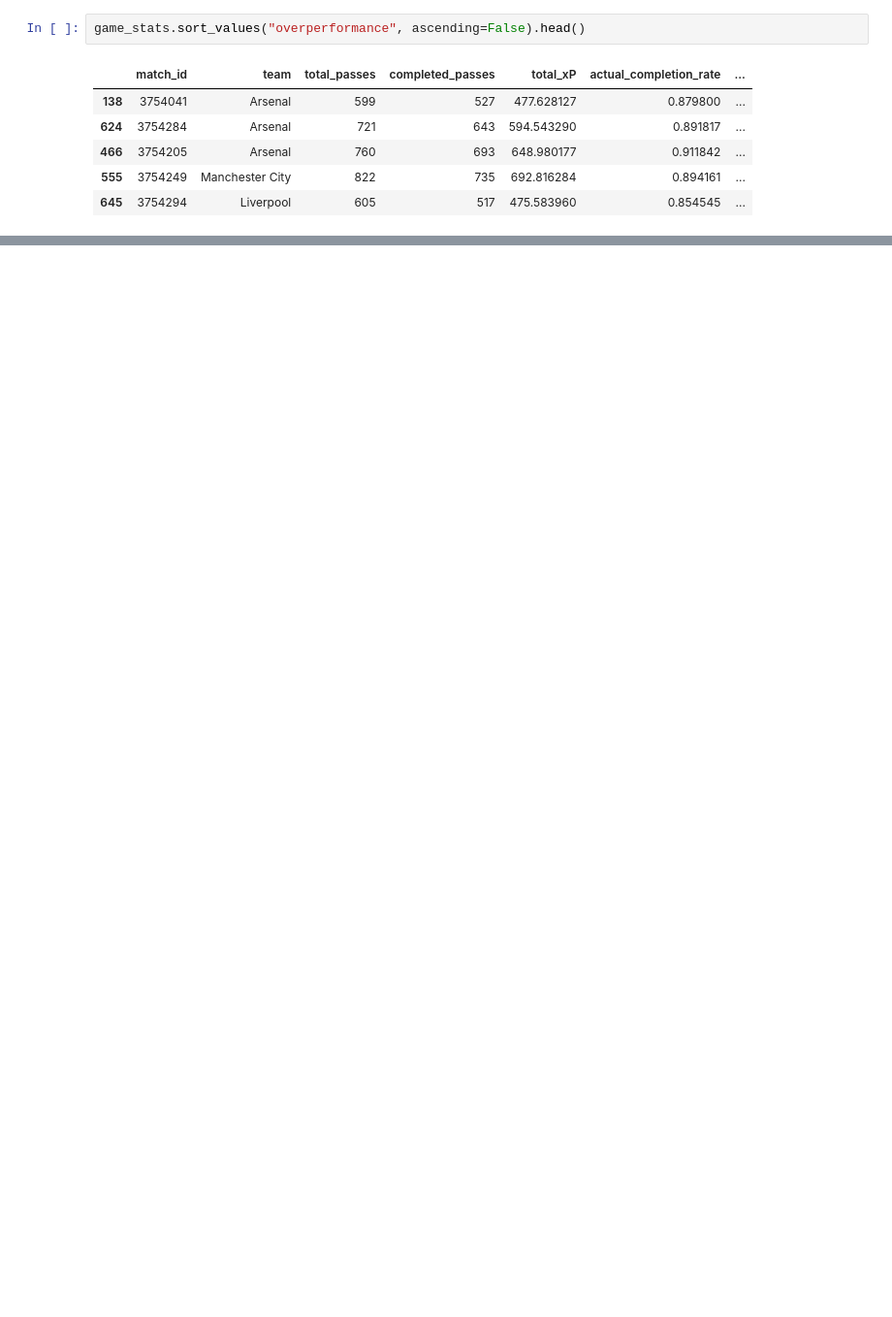
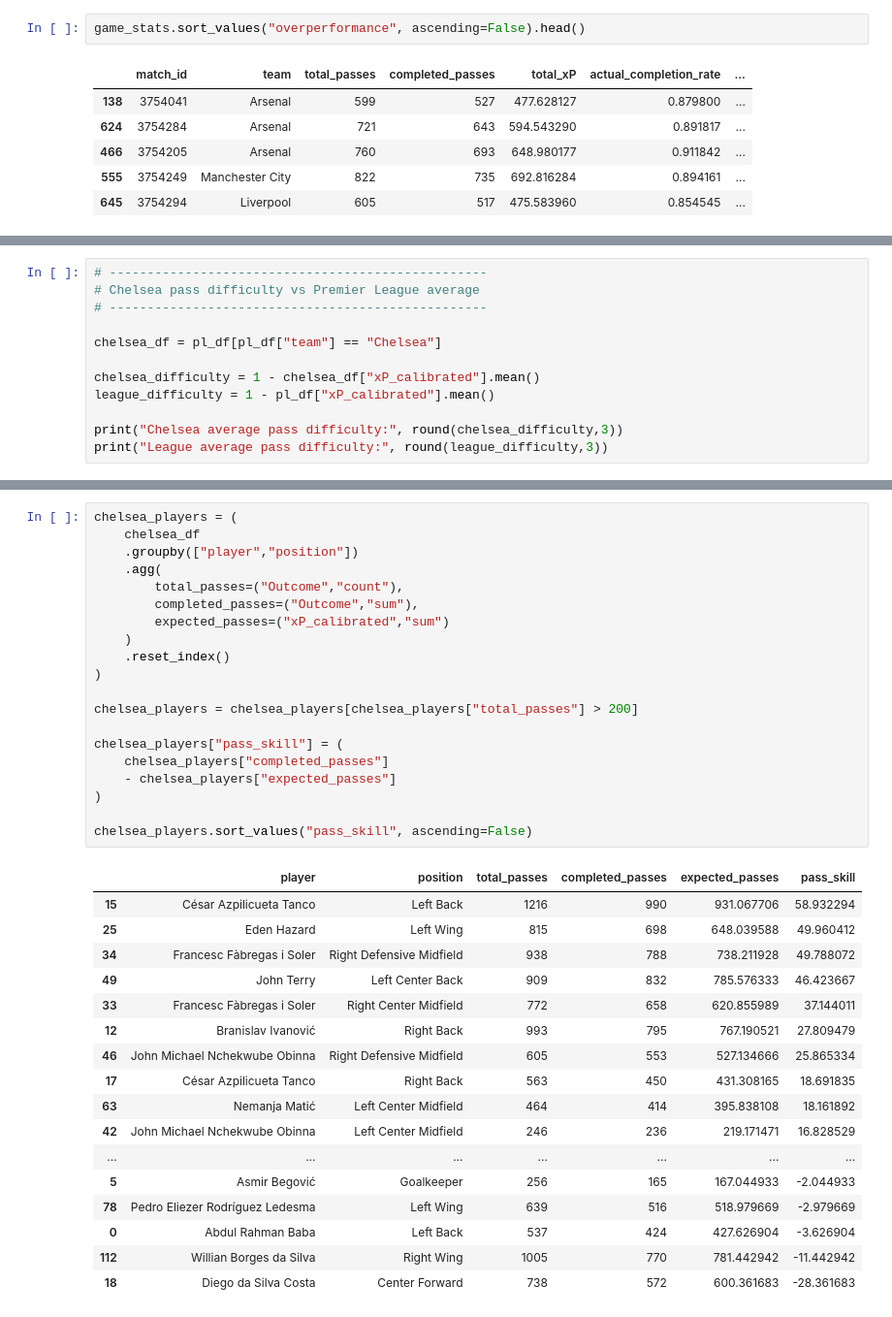
Before and after one commit to vickyfriss/Football-analytics, a Jupyter notebook: 202604 - 1 - Building Expected Passes xP for Men Top 5 Leagues.ipynb, the cells around one changed output, grey strips where cells are left out. Shown at 97% size. Saved outputs shown, nothing was run; the diff lists cells and outputs as text; blank space fills up the shorter version.

```diff
--- a/202604 - 1 - Building Expected Passes xP for Men Top 5 Leagues.ipynb
+++ b/202604 - 1 - Building Expected Passes xP for Men Top 5 Leagues.ipynb
@@ -1836,0 +1839,12 @@ Players underperforming xP
+# %%
+# --------------------------------------------------
+# Chelsea pass difficulty vs Premier League average
+# --------------------------------------------------
+
+chelsea_df = pl_df[pl_df["team"] == "Chelsea"]
+
+chelsea_difficulty = 1 - chelsea_df["xP_calibrated"].mean()
+league_difficulty = 1 - pl_df["xP_calibrated"].mean()
+
+print("Chelsea average pass difficulty:", round(chelsea_difficulty,3))
+print("League average pass difficulty:", round(league_difficulty,3))
@@ -1836,0 +1882,38 @@ Players underperforming xP
+# %%
+chelsea_players = (
+    chelsea_df
+    .groupby(["player","position"])
+    .agg(
+        total_passes=("Outcome","count"),
+        completed_passes=("Outcome","sum"),
+        expected_passes=("xP_calibrated","sum")
+    )
+    .reset_index()
+)
+
+chelsea_players = chelsea_players[chelsea_players["total_passes"] > 200]
+
+chelsea_players["pass_skill"] = (
+    chelsea_players["completed_passes"]
+    - chelsea_players["expected_passes"]
+)
+
+chelsea_players.sort_values("pass_skill", ascending=False)
+# %% [output]
+|  | player | position | total_passes | completed_passes | expected_passes | pass_skill |
+| 15 | César Azpilicueta Tanco | Left Back | 1216 | 990 | 931.067706 | 58.932294 |
+| 25 | Eden Hazard | Left Wing | 815 | 698 | 648.039588 | 49.960412 |
+| 34 | Francesc Fàbregas i Soler | Right Defensive Midfield | 938 | 788 | 738.211928 | 49.788072 |
+| 49 | John Terry | Left Center Back | 909 | 832 | 785.576333 | 46.423667 |
+| 33 | Francesc Fàbregas i Soler | Right Center Midfield | 772 | 658 | 620.855989 | 37.144011 |
+| 12 | Branislav Ivanović | Right Back | 993 | 795 | 767.190521 | 27.809479 |
+| 46 | John Michael Nchekwube Obinna | Right Defensive Midfield | 605 | 553 | 527.134666 | 25.865334 |
+| 17 | César Azpilicueta Tanco | Right Back | 563 | 450 | 431.308165 | 18.691835 |
+| 63 | Nemanja Matić | Left Center Midfield | 464 | 414 | 395.838108 | 18.161892 |
+| 42 | John Michael Nchekwube Obinna | Left Center Midfield | 246 | 236 | 219.171471 | 16.828529 |
+| ... | ... | ... | ... | ... | ... | ... |
+| 5 | Asmir Begović | Goalkeeper | 256 | 165 | 167.044933 | -2.044933 |
+| 78 | Pedro Eliezer Rodríguez Ledesma | Left Wing | 639 | 516 | 518.979669 | -2.979669 |
+| 0 | Abdul Rahman Baba | Left Back | 537 | 424 | 427.626904 | -3.626904 |
+| 112 | Willian Borges da Silva | Right Wing | 1005 | 770 | 781.442942 | -11.442942 |
+| 18 | Diego da Silva Costa | Center Forward | 738 | 572 | 600.361683 | -28.361683 |
```
Also changed, not shown: parts of 5 cells of this notebook.
